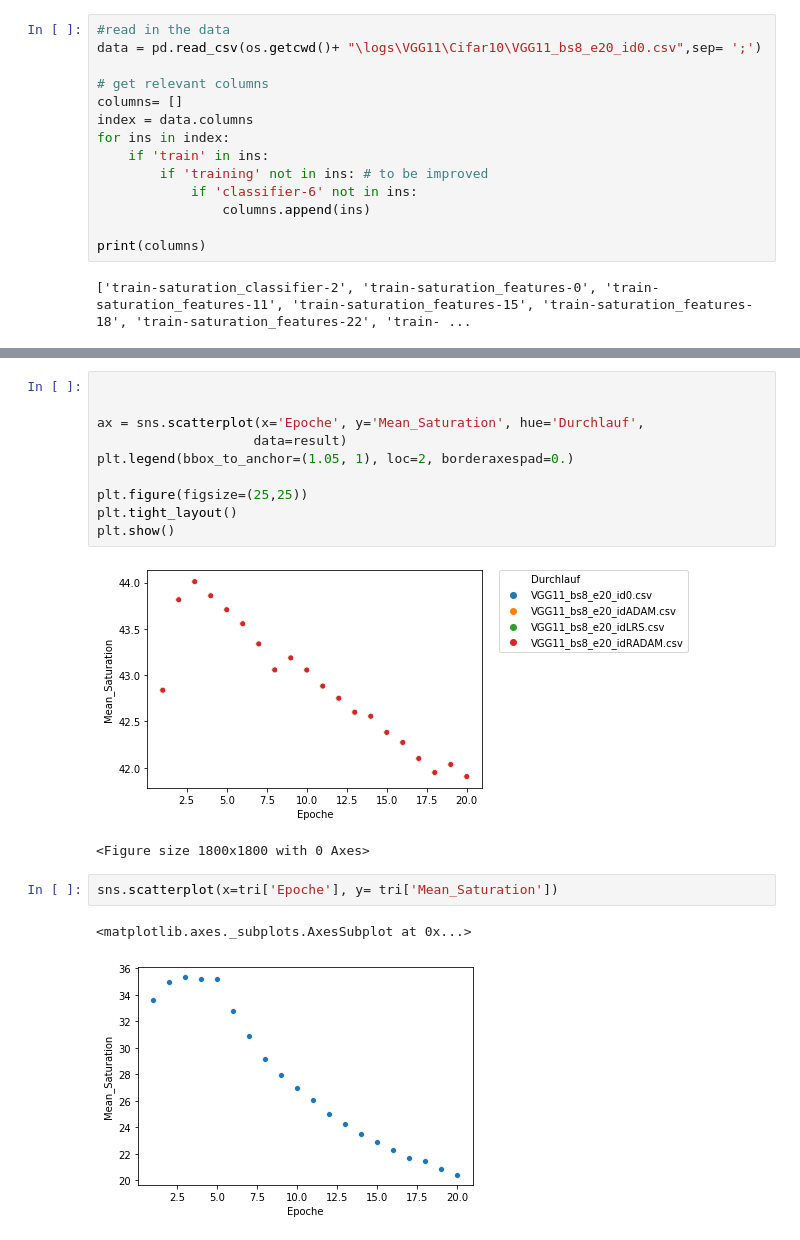
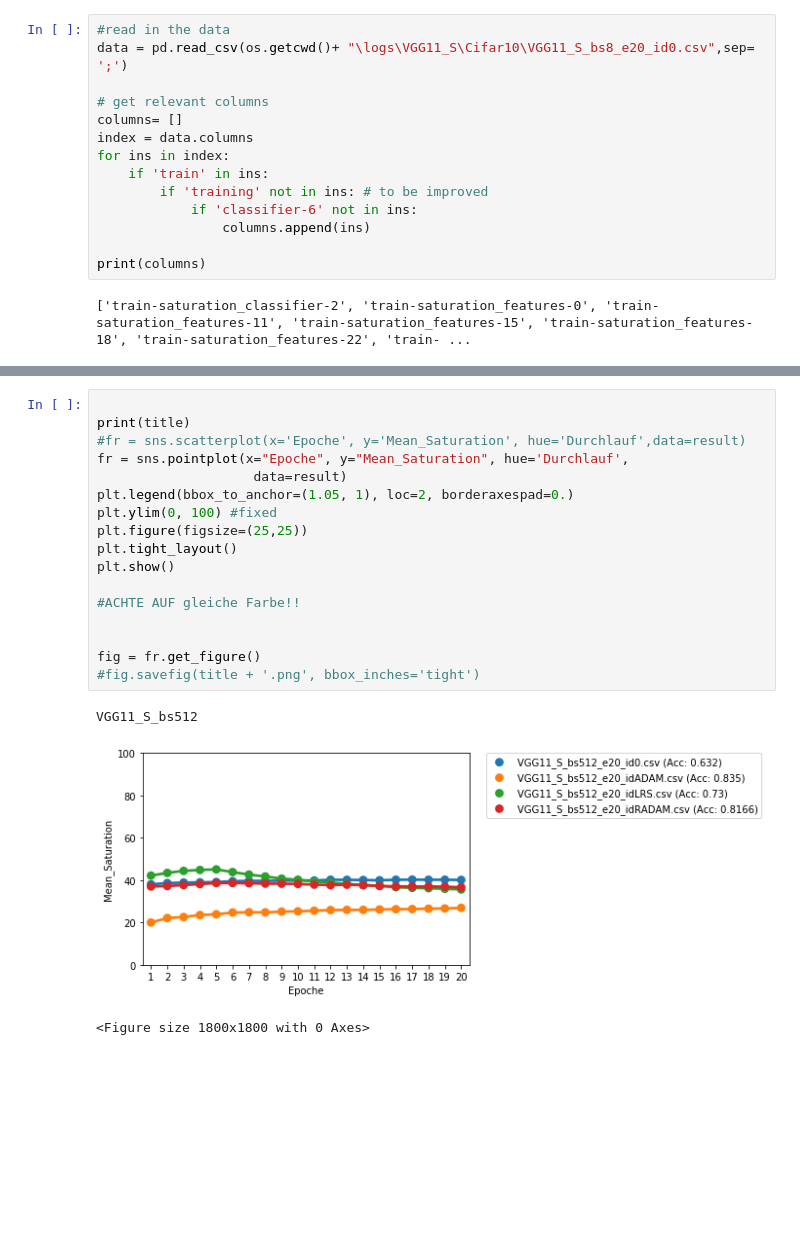
Before and after one commit to VCRoselieb/LocVisualisierungen, a Jupyter notebook: Sättigung.ipynb, the cells around one changed output, grey strips where cells are left out. Saved outputs shown, nothing was run; the diff lists cells and outputs as text; blank space fills up the shorter version.

Commit message:
Lineplotvariation, fixed y-scale, fixed colours and added accuracy of last epoche

```diff
--- a/Sättigung.ipynb
+++ b/Sättigung.ipynb
@@ -9,6 +10,6 @@ import seaborn as sns
 # %%
 #read in the data
-data = pd.read_csv(os.getcwd()+ "\logs\VGG11\Cifar10\VGG11_bs8_e20_id0.csv",sep= ';')
+data = pd.read_csv(os.getcwd()+ "\logs\VGG11_S\Cifar10\VGG11_S_bs8_e20_id0.csv",sep= ';')
 
 # get relevant columns
 columns= []
@@ -108,18 +107,21 @@ result
 # %%
 
-
-ax = sns.scatterplot(x='Epoche', y='Mean_Saturation', hue='Durchlauf',
+print(title)
+#fr = sns.scatterplot(x='Epoche', y='Mean_Saturation', hue='Durchlauf',data=result)
+fr = sns.pointplot(x="Epoche", y="Mean_Saturation", hue='Durchlauf',
                     data=result)
 plt.legend(bbox_to_anchor=(1.05, 1), loc=2, borderaxespad=0.)
-
+plt.ylim(0, 100) #fixed
 plt.figure(figsize=(25,25))
 plt.tight_layout()
 plt.show()
+
+#ACHTE AUF gleiche Farbe!!
+
+
+fig = fr.get_figure()
+#fig.savefig(title + '.png', bbox_inches='tight')
 # %% [output]
+VGG11_S_bs512
-[figure, old version]
+[figure, new version]
-<Figure size 1800x1800 with 0 Axes>
+<Figure size 1800x1800 with 0 Axes>
-# %%
-sns.scatterplot(x=tri['Epoche'], y= tri['Mean_Saturation'])
-# %% [output]
-<matplotlib.axes._subplots.AxesSubplot at 0x...>
-[figure, removed]
```
Also changed, not shown: parts of 3 cells of this notebook.
